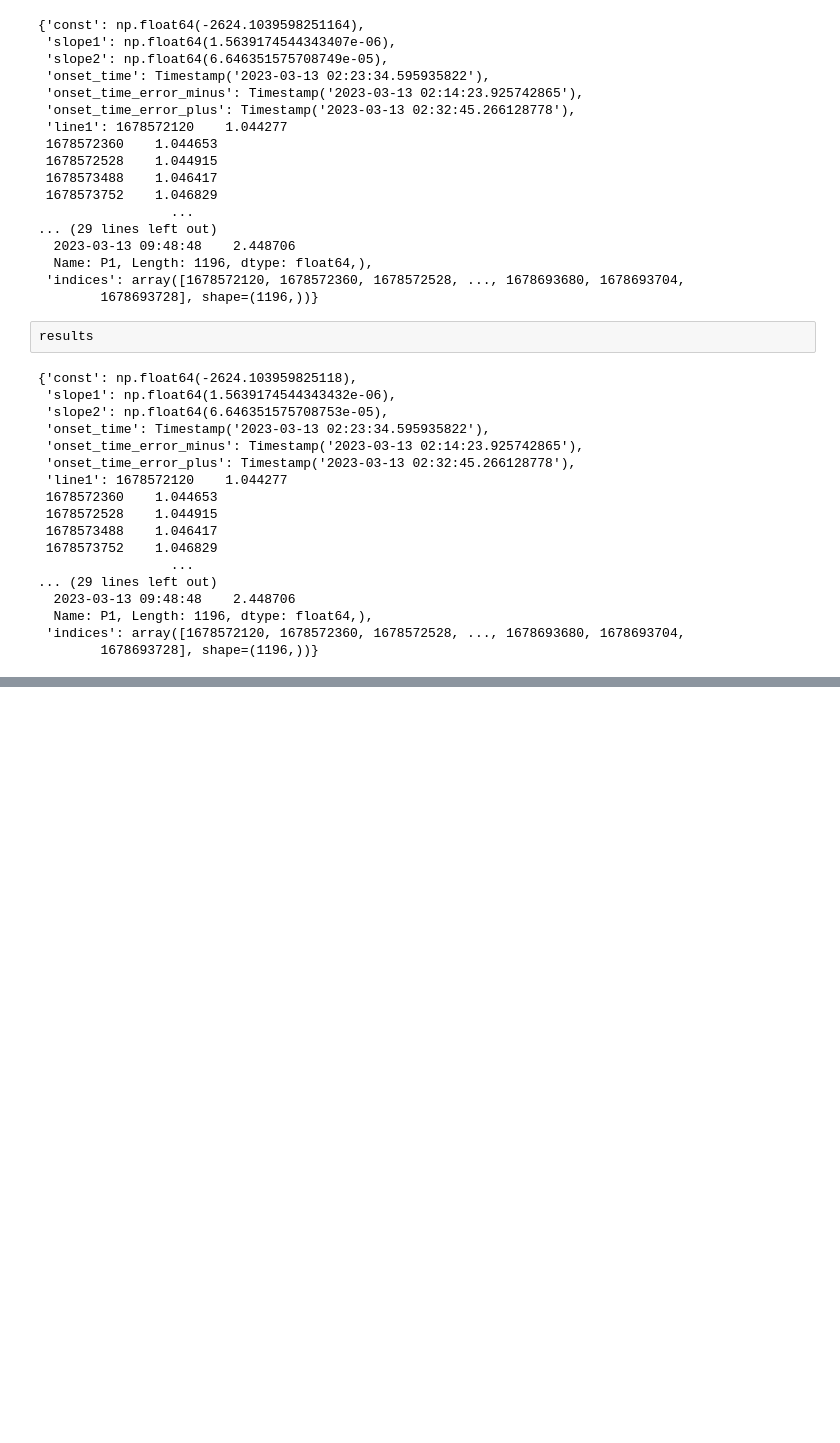
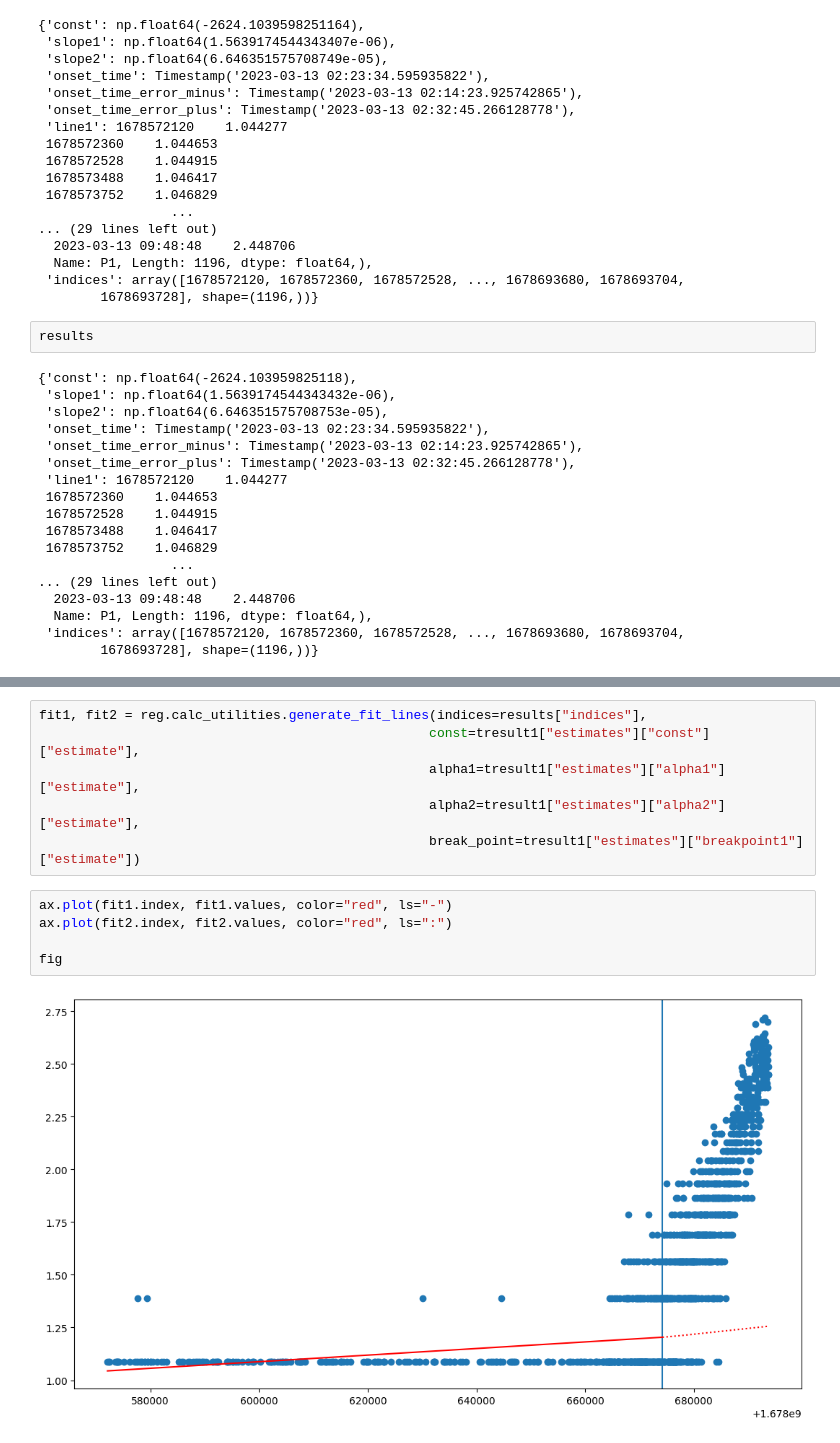
Before and after one commit to Christian-Palmroos/regression_onset_finders, a Jupyter notebook: advanced_testing.ipynb, the cells around one changed output, grey strips where cells are left out. Drawn from its saved outputs; the diff is of its cells as text; blank space fills up the shorter version.

```diff
--- a/advanced_testing.ipynb
+++ b/advanced_testing.ipynb
@@ -97,0 +169,13 @@ results
+# %%
+fit1, fit2 = reg.calc_utilities.generate_fit_lines(indices=results["indices"],
+                                                  const=tresult1["estimates"]["const"]["estimate"],
+                                                  alpha1=tresult1["estimates"]["alpha1"]["estimate"],
+                                                  alpha2=tresult1["estimates"]["alpha2"]["estimate"],
+                                                  break_point=tresult1["estimates"]["breakpoint1"]["estimate"])
+# %%
+ax.plot(fit1.index, fit1.values, color="red", ls="-")
+ax.plot(fit2.index, fit2.values, color="red", ls=":")
+
+fig
+# %% [output]
+[figure, added]
```
Also changed, not shown: parts of 7 cells of this notebook, 2 other files.
